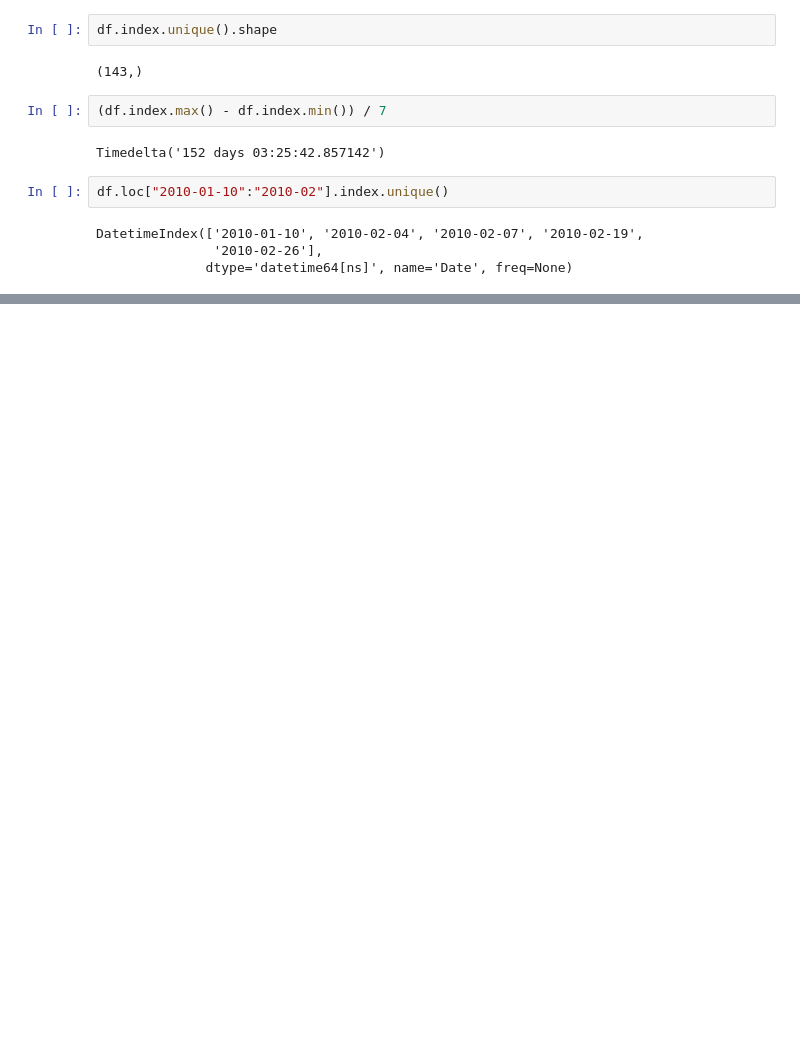
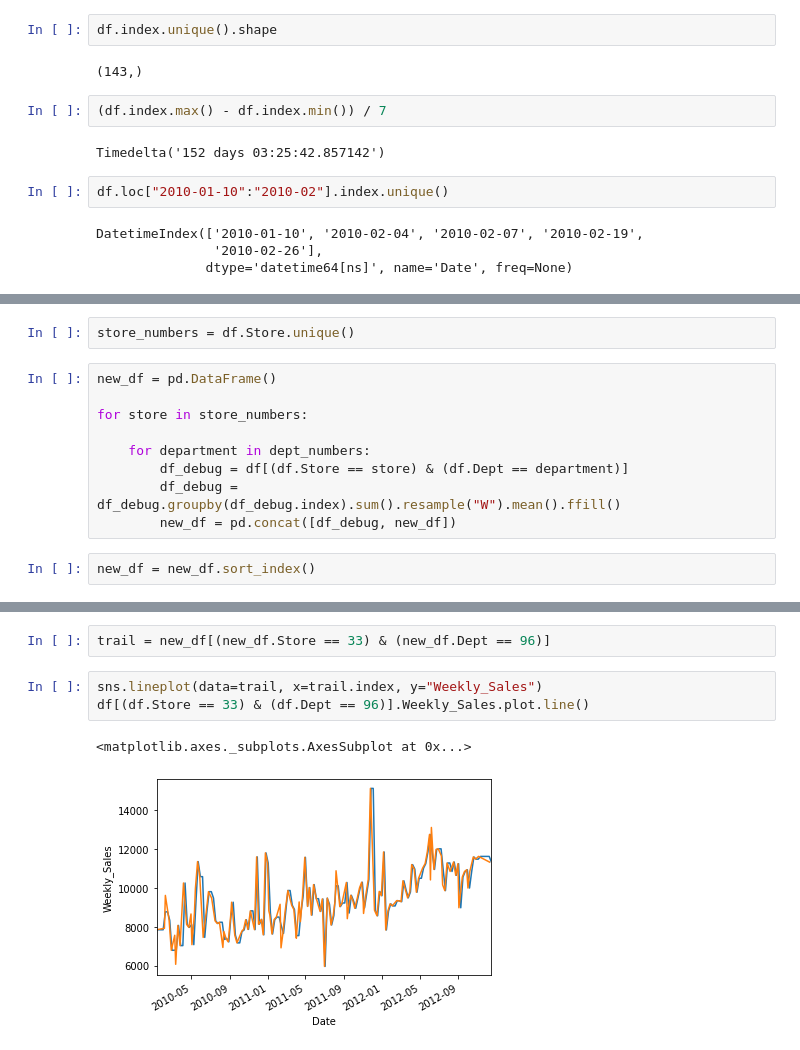
Before and after one commit to guedanie/retail-time-series-project, a Jupyter notebook: retail-time-series-analysis.ipynb, the cells around one changed output, grey strips where cells are left out. Drawn from its saved outputs; the diff is of its cells as text; blank space fills up the shorter version.

```diff
--- a/retail-time-series-analysis.ipynb
+++ b/retail-time-series-analysis.ipynb
@@ -584,0 +551,13 @@ df
+# %%
+store_numbers = df.Store.unique()
+# %%
+new_df = pd.DataFrame()
+
+for store in store_numbers:
+
+    for department in dept_numbers:
+        df_debug = df[(df.Store == store) & (df.Dept == department)]
+        df_debug = df_debug.groupby(df_debug.index).sum().resample("W").mean().ffill()
+        new_df = pd.concat([df_debug, new_df])
+# %%
+new_df = new_df.sort_index()
@@ -584,0 +589,8 @@ df
+# %%
+trail = new_df[(new_df.Store == 33) & (new_df.Dept == 96)]
+# %%
+sns.lineplot(data=trail, x=trail.index, y="Weekly_Sales")
+df[(df.Store == 33) & (df.Dept == 96)].Weekly_Sales.plot.line()
+# %% [output]
+<matplotlib.axes._subplots.AxesSubplot at 0x...>
+[figure, added]
```
Also changed, not shown: parts of 6 cells of this notebook.
